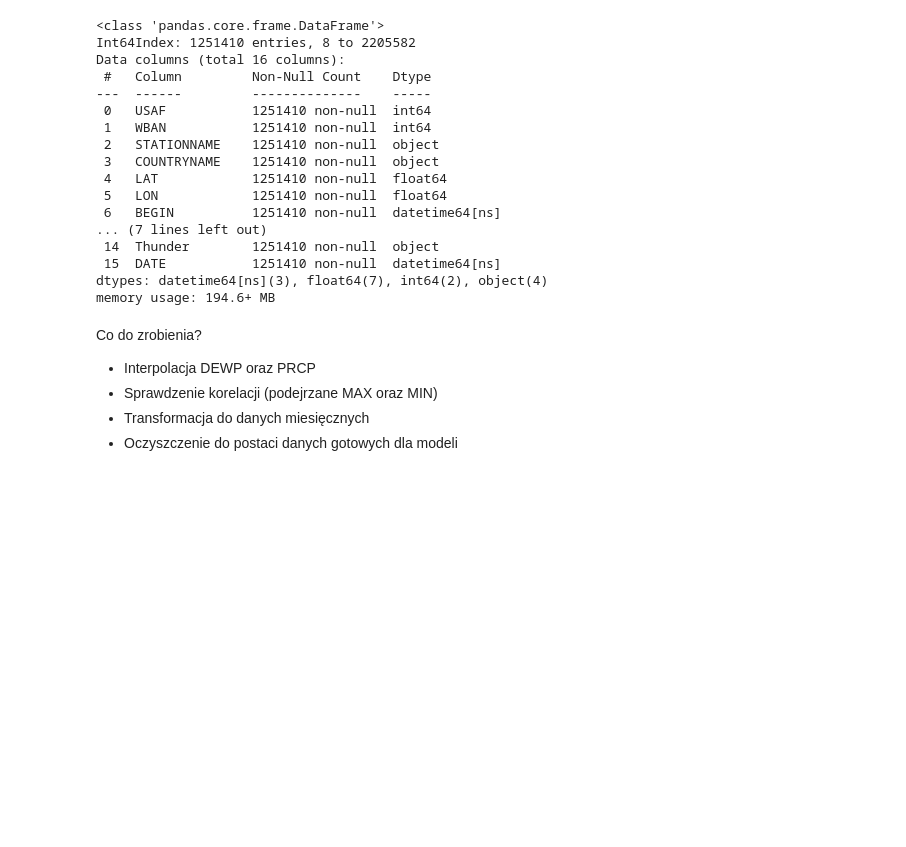
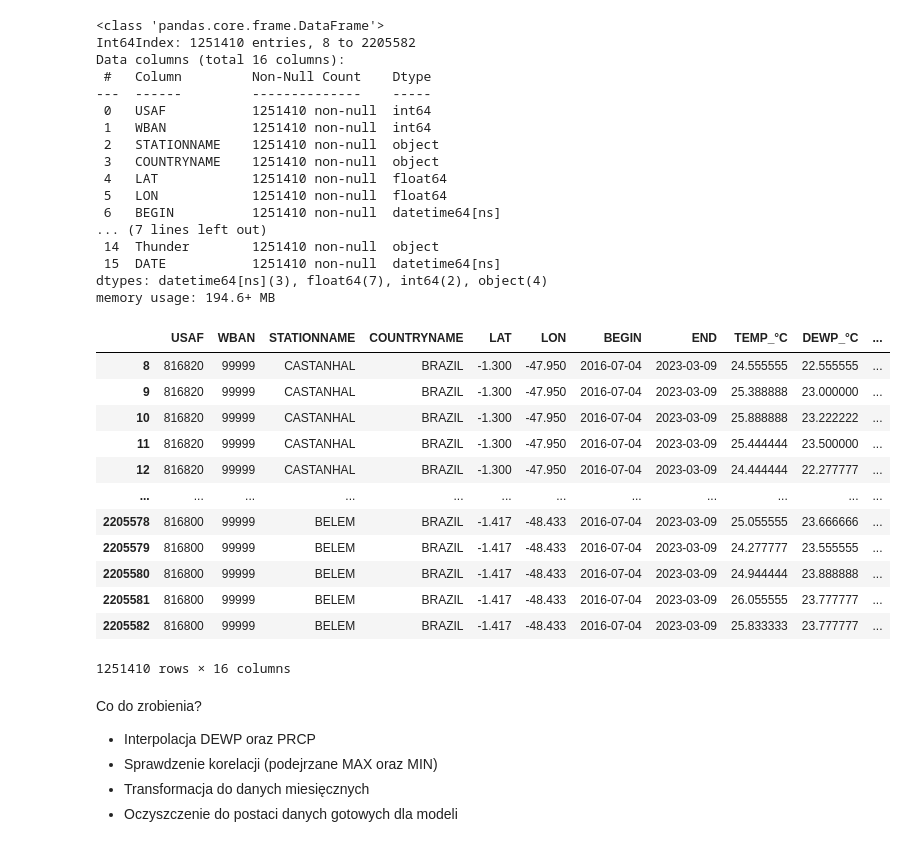
Before and after one commit to Global-sourcing-analytics/Cocoa-yield-forecast, a Jupyter notebook: src/EDA_NOAA.ipynb, the cells around one changed output. Saved outputs shown, nothing was run; the diff lists cells and outputs as text; code cells hidden in the pictures; blank space fills up the shorter version.

```diff
--- a/src/EDA_NOAA.ipynb
+++ b/src/EDA_NOAA.ipynb
@@ -409,3 +412,19 @@ Data columns (total 16 columns):
  15  DATE           1251410 non-null  datetime64[ns]
 dtypes: datetime64[ns](3), float64(7), int64(2), object(4)
 memory usage: 194.6+ MB
+# %%
+df
+# %% [output]
+|  | USAF | WBAN | STATIONNAME | COUNTRYNAME | LAT | LON | BEGIN | END | TEMP_°C | DEWP_°C | ... |
+| 8 | 816820 | 99999 | CASTANHAL | BRAZIL | -1.300 | -47.950 | 2016-07-04 | 2023-03-09 | 24.555555 | 22.555555 | ... |
+| 9 | 816820 | 99999 | CASTANHAL | BRAZIL | -1.300 | -47.950 | 2016-07-04 | 2023-03-09 | 25.388888 | 23.000000 | ... |
+| 10 | 816820 | 99999 | CASTANHAL | BRAZIL | -1.300 | -47.950 | 2016-07-04 | 2023-03-09 | 25.888888 | 23.222222 | ... |
+| 11 | 816820 | 99999 | CASTANHAL | BRAZIL | -1.300 | -47.950 | 2016-07-04 | 2023-03-09 | 25.444444 | 23.500000 | ... |
+| 12 | 816820 | 99999 | CASTANHAL | BRAZIL | -1.300 | -47.950 | 2016-07-04 | 2023-03-09 | 24.444444 | 22.277777 | ... |
+| ... | ... | ... | ... | ... | ... | ... | ... | ... | ... | ... | ... |
+| 2205578 | 816800 | 99999 | BELEM | BRAZIL | -1.417 | -48.433 | 2016-07-04 | 2023-03-09 | 25.055555 | 23.666666 | ... |
+| 2205579 | 816800 | 99999 | BELEM | BRAZIL | -1.417 | -48.433 | 2016-07-04 | 2023-03-09 | 24.277777 | 23.555555 | ... |
+| 2205580 | 816800 | 99999 | BELEM | BRAZIL | -1.417 | -48.433 | 2016-07-04 | 2023-03-09 | 24.944444 | 23.888888 | ... |
+| 2205581 | 816800 | 99999 | BELEM | BRAZIL | -1.417 | -48.433 | 2016-07-04 | 2023-03-09 | 26.055555 | 23.777777 | ... |
+| 2205582 | 816800 | 99999 | BELEM | BRAZIL | -1.417 | -48.433 | 2016-07-04 | 2023-03-09 | 25.833333 | 23.777777 | ... |
+1251410 rows × 16 columns
```
Also changed, not shown: parts of 2 cells of this notebook, 4 other files.
